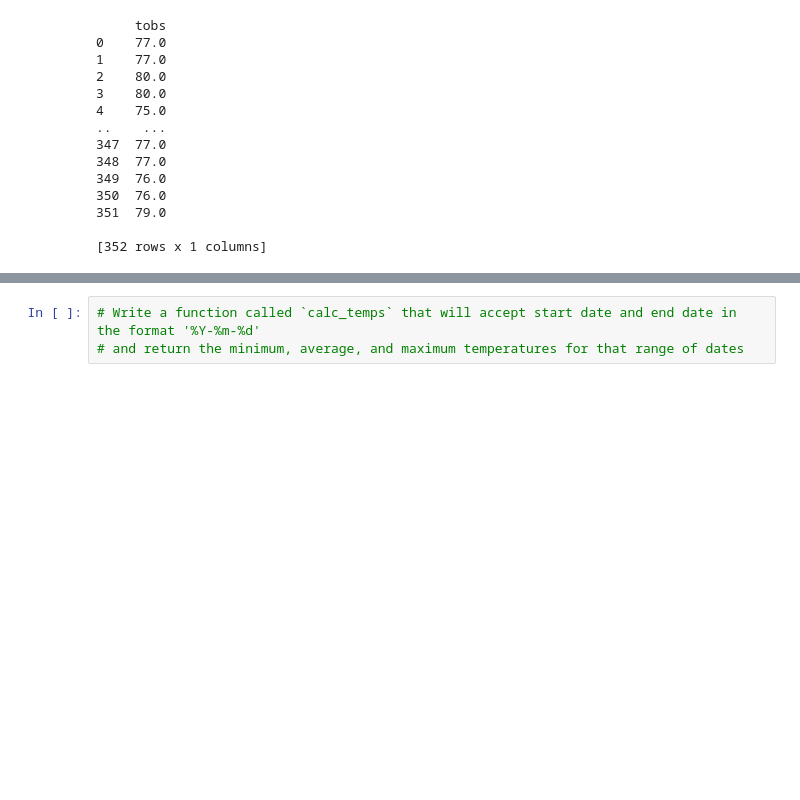
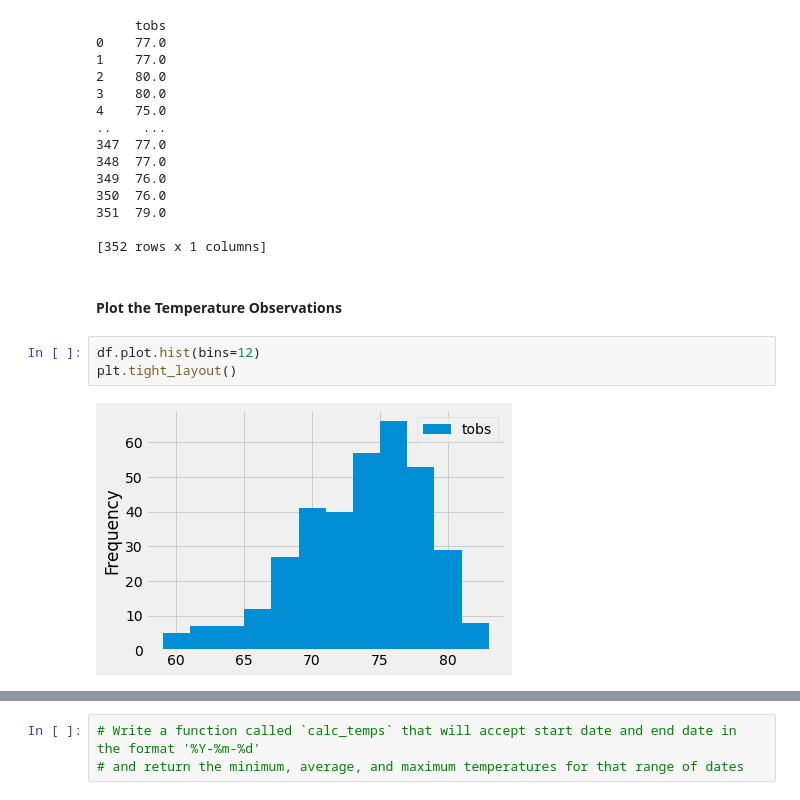
Before and after one commit to julieher/Surfs_up, a Jupyter notebook: climate_analysis.ipynb, the cells around one changed output, grey strips where cells are left out. Saved outputs shown, nothing was run; the diff lists cells and outputs as text; blank space fills up the shorter version.

```diff
--- a/climate_analysis.ipynb
+++ b/climate_analysis.ipynb
@@ -251,3 +251,10 @@ print(df)
 351  79.0
 
 [352 rows x 1 columns]
+# %% [markdown]
+#### Plot the Temperature Observations
+# %%
+df.plot.hist(bins=12)
+plt.tight_layout()
+# %% [output]
+[figure, added]
```
Also changed, not shown: parts of 2 cells of this notebook, 1 other file.
